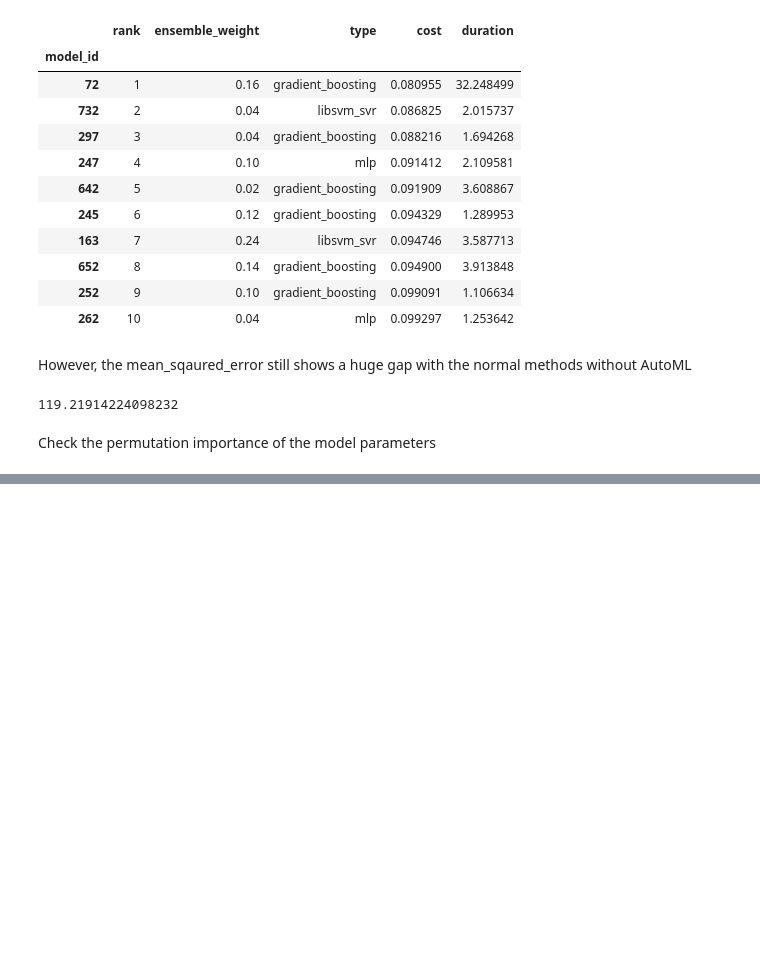
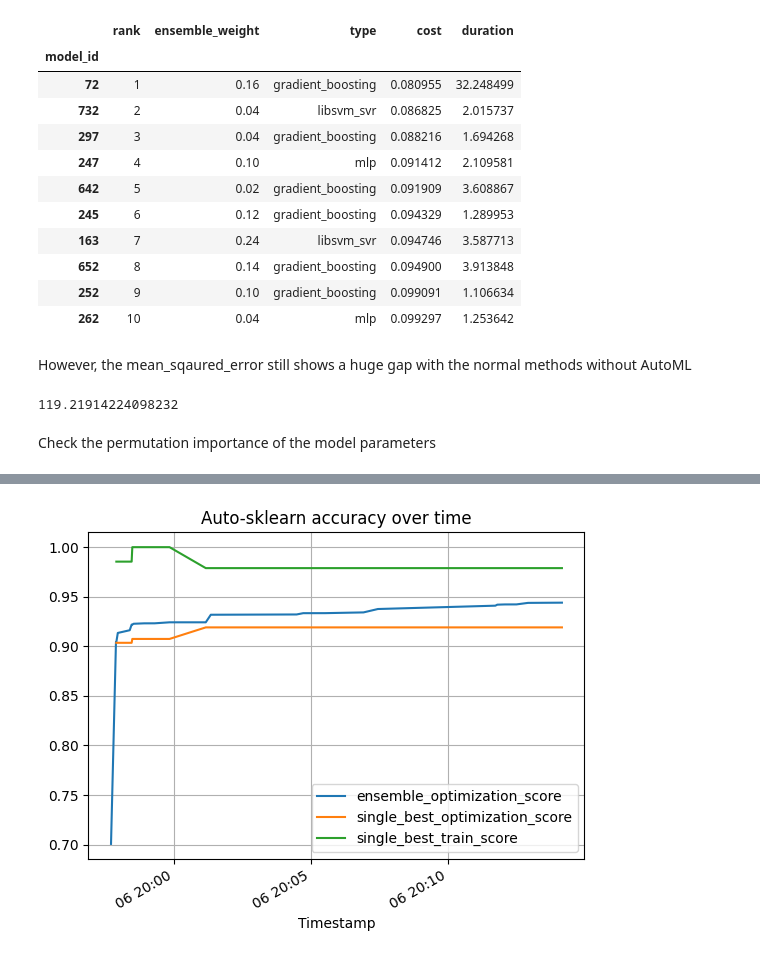
Before and after one commit to YecanLee/Not-so-auto-ml, a Jupyter notebook: automl_sklearn.ipynb, the cells around one changed output, grey strips where cells are left out. Saved outputs shown, nothing was run; the diff lists cells and outputs as text; code cells hidden in the pictures; blank space fills up the shorter version.

Commit message:
update auto-sklearn notebook

```diff
--- a/automl_sklearn.ipynb
+++ b/automl_sklearn.ipynb
@@ -186,0 +183,12 @@ plt.show()
+# %%
+poT = automl.performance_over_time_
+poT.plot(
+    x="Timestamp",
+    kind="line",
+    legend=True,
+    title="Auto-sklearn accuracy over time",
+    grid=True,
+)
+plt.show()
+# %% [output]
+[figure, added]
```
Also changed, not shown: parts of 3 cells of this notebook.
